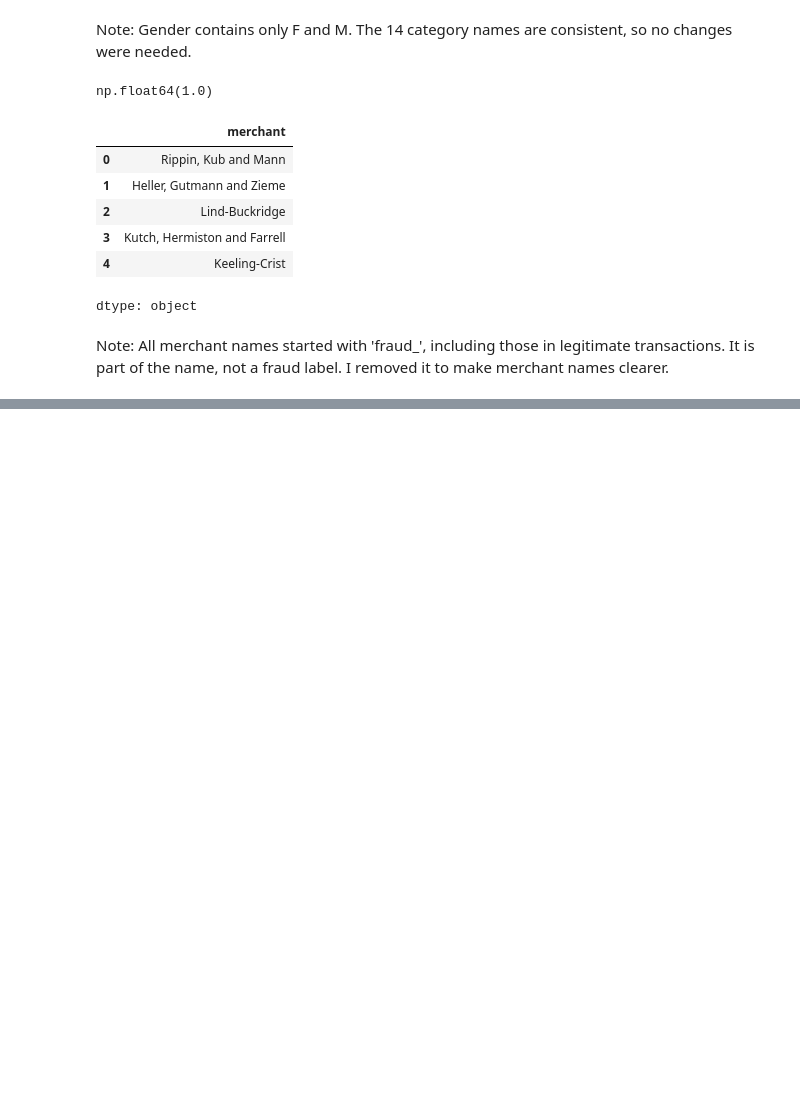
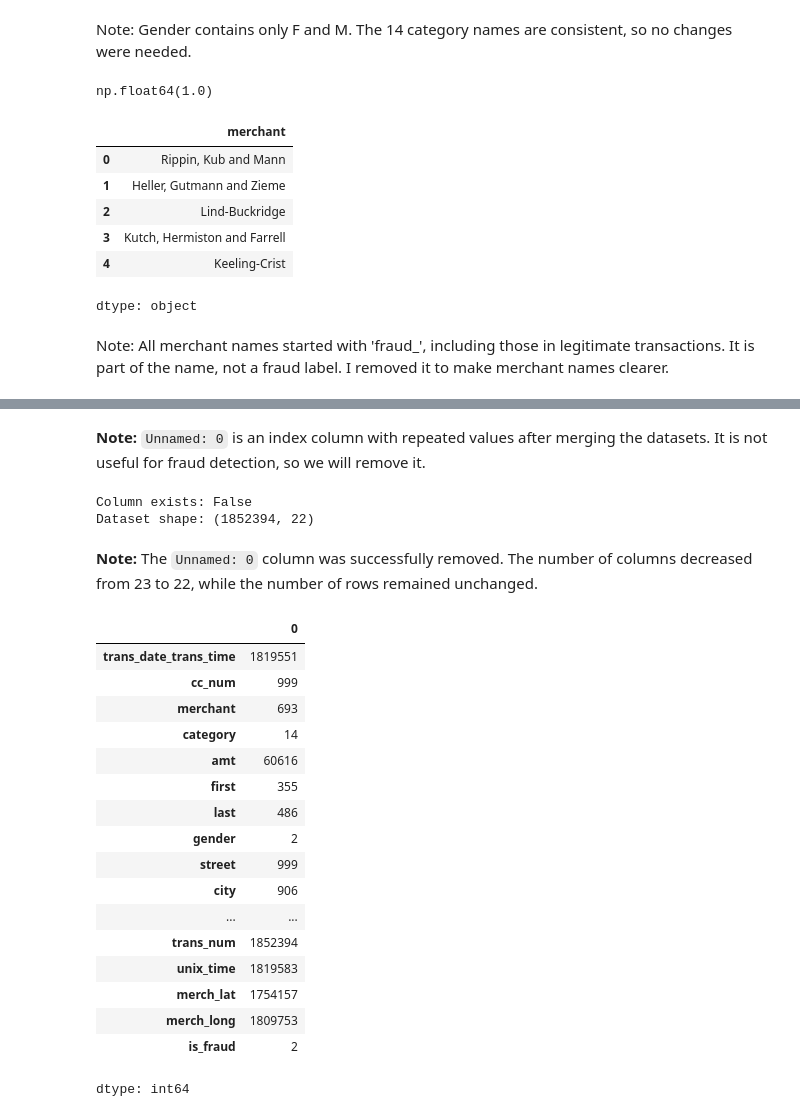
Before and after one commit to DhaiHamoud/Fraud-Detection-in-the-Financial-Transaction-Market, a Jupyter notebook: notebooks/01_cleaning.ipynb, the cells around one changed output, grey strips where cells are left out. Drawn from its saved outputs; the diff is of its cells as text; code cells hidden in the pictures; blank space fills up the shorter version.

Commit message:
Complete unnecessary columns cleaning - Rayan

```diff
--- a/notebooks/01_cleaning.ipynb
+++ b/notebooks/01_cleaning.ipynb
@@ -209,0 +238,37 @@ Note: All merchant names started with 'fraud_', including those in legitimate tr
+# %% [markdown]
+**Note:** `Unnamed: 0` is an index column with repeated values after merging the datasets. It is not useful for fraud detection, so we will remove it.
+# %%
+# Remove the unnecessary index column
+df.drop(columns=['Unnamed: 0'], inplace=True)
+
+# Check the result
+print("Column exists:", 'Unnamed: 0' in df.columns)
+print("Dataset shape:", df.shape)
+# %% [output]
+Column exists: False
+Dataset shape: (1852394, 22)
+# %% [markdown]
+**Note:** The `Unnamed: 0` column was successfully removed. The number of columns decreased from 23 to 22, while the number of rows remained unchanged.
+# %%
+
+# Step 2: Check unique values in each column
+df.nunique()
+# %% [output]
+|  | 0 |
+| trans_date_trans_time | 1819551 |
+| cc_num | 999 |
+| merchant | 693 |
+| category | 14 |
+| amt | 60616 |
+| first | 355 |
+| last | 486 |
+| gender | 2 |
+| street | 999 |
+| city | 906 |
+| ... | ... |
+| trans_num | 1852394 |
+| unix_time | 1819583 |
+| merch_lat | 1754157 |
+| merch_long | 1809753 |
+| is_fraud | 2 |
+dtype: int64
```
Also changed, not shown: parts of 8 cells of this notebook.
